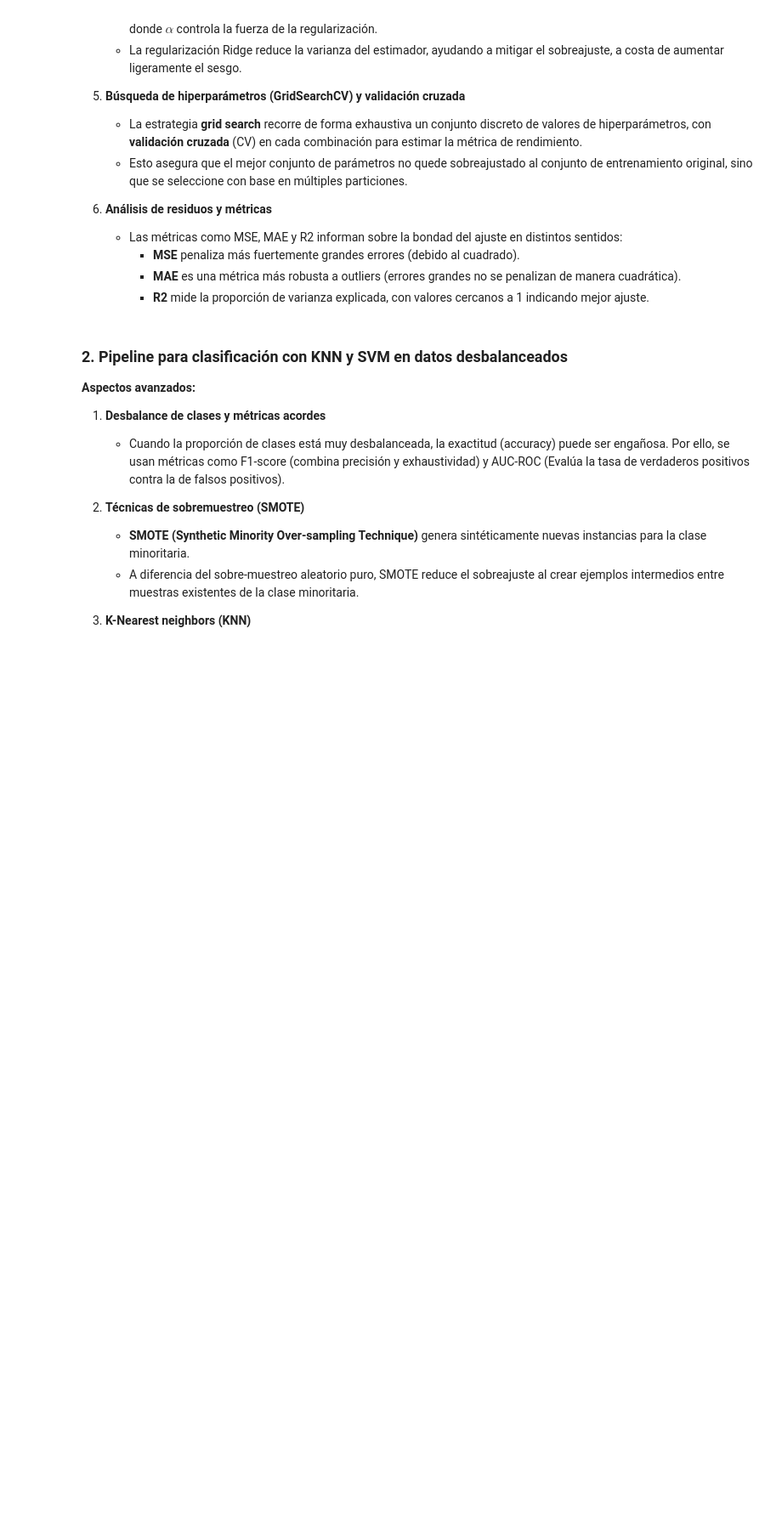
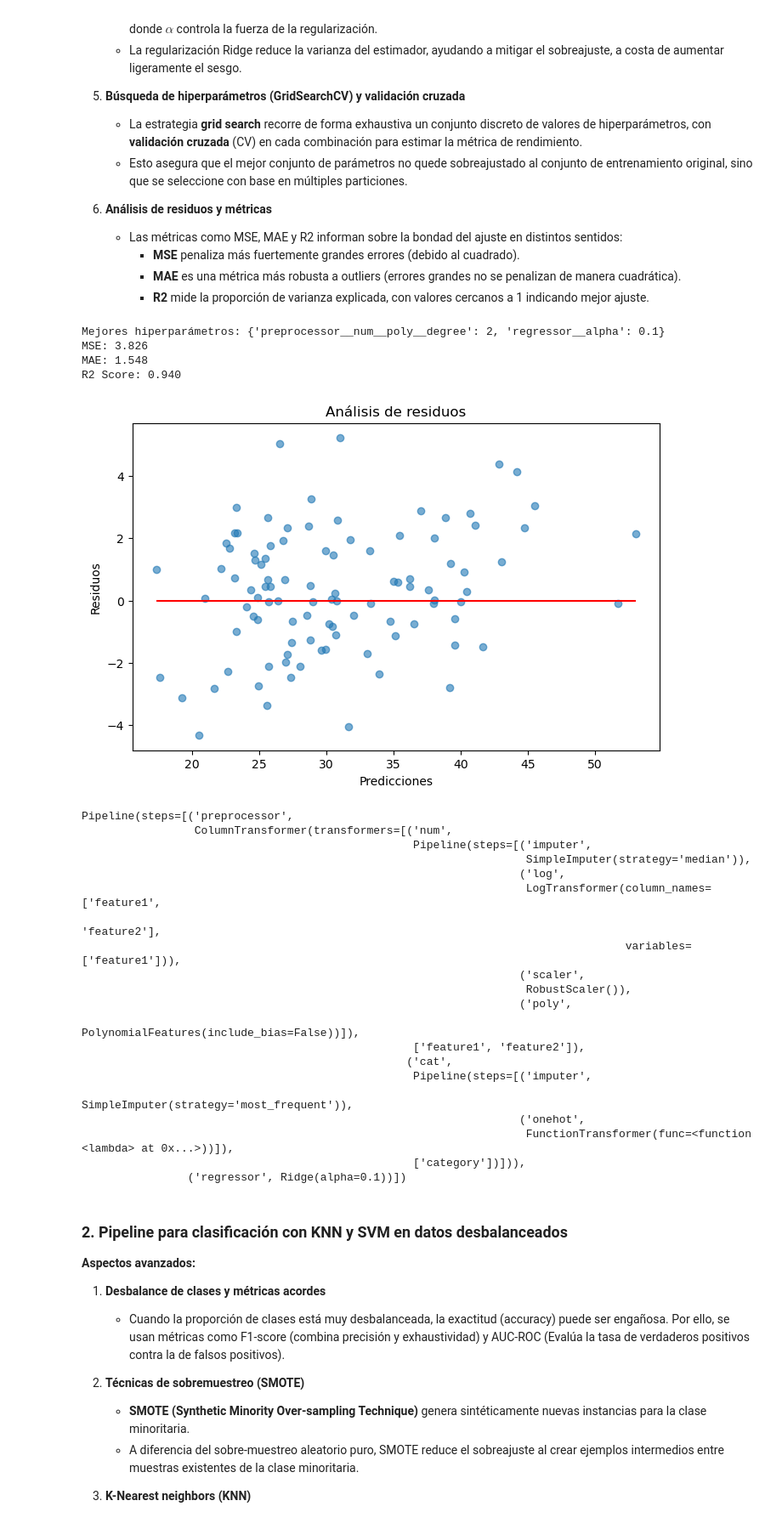
Before and after one commit to kapumota/Cuadernos1, a Jupyter notebook: Pipelines.ipynb, the cells around one changed output. Shown: that part at 85% size. Drawn from its saved outputs; the diff is of its cells as text; code cells hidden in the pictures; blank space fills up the shorter version.

Commit message:
Pipeline en scikit-learn

```diff
--- a/Pipelines.ipynb
+++ b/Pipelines.ipynb
@@ -136,33 +136,64 @@ X_train, X_test, y_train, y_test = train_test_split(X, y, test_size=0.2, random_
 param_grid = {
     'regressor__alpha': [0.1, 1.0, 10.0],
     # Se ajusta el grado polinómico en el paso 'poly' del pipeline numérico
     'preprocessor__num__poly__degree': [1, 2]
 }
 
 grid = GridSearchCV(pipeline, param_grid, cv=5, scoring='neg_mean_squared_error')
 grid.fit(X_train, y_train)
 
 print("Mejores hiperparámetros:", grid.best_params_)
 
 # Evaluación
 y_pred = grid.predict(X_test)
 mse = mean_squared_error(y_test, y_pred)
 mae = mean_absolute_error(y_test, y_pred)
 r2  = r2_score(y_test, y_pred)
 
 print(f"MSE: {mse:.3f}")
 print(f"MAE: {mae:.3f}")
 print(f"R2 Score: {r2:.3f}")
 
 # Análisis de residuos
 residuos = y_test - y_pred
 plt.figure(figsize=(8,5))
 plt.scatter(y_pred, residuos, alpha=0.6)
 plt.hlines(0, min(y_pred), max(y_pred), colors='red')
 plt.xlabel("Predicciones")
 plt.ylabel("Residuos")
 plt.title("Análisis de residuos")
 plt.show()
+
+import sklearn
+sklearn.set_config(display='diagram')
+# Visualizar el pipeline final (por ejemplo, el mejor estimador obtenido tras el GridSearchCV)
+grid.best_estimator_
+# %% [output]
+Mejores hiperparámetros: {'preprocessor__num__poly__degree': 2, 'regressor__alpha': 0.1}
+MSE: 3.826
+MAE: 1.548
+R2 Score: 0.940
+[figure, added]
+Pipeline(steps=[('preprocessor',
+                 ColumnTransformer(transformers=[('num',
+                                                  Pipeline(steps=[('imputer',
+                                                                   SimpleImputer(strategy='median')),
+                                                                  ('log',
+                                                                   LogTransformer(column_names=['feature1',
+                                                                                                'feature2'],
+                                                                                  variables=['feature1'])),
+                                                                  ('scaler',
+                                                                   RobustScaler()),
+                                                                  ('poly',
+                                                                   PolynomialFeatures(include_bias=False))]),
+                                                  ['feature1', 'feature2']),
+                                                 ('cat',
+                                                  Pipeline(steps=[('imputer',
+                                                                   SimpleImputer(strategy='most_frequent')),
+                                                                  ('onehot',
+                                                                   FunctionTransformer(func=<function <lambda> at 0x...>))]),
+                                                  ['category'])])),
+                ('regressor', Ridge(alpha=0.1))])
 # %% [markdown]
 ### 2. Pipeline para clasificación con KNN y SVM en datos desbalanceados
 
```
Also changed, not shown: parts of 5 cells of this notebook.
